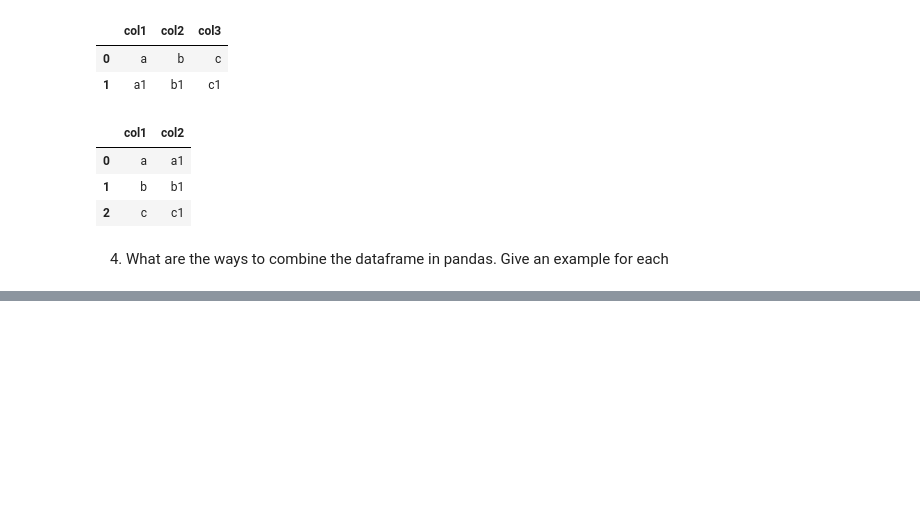
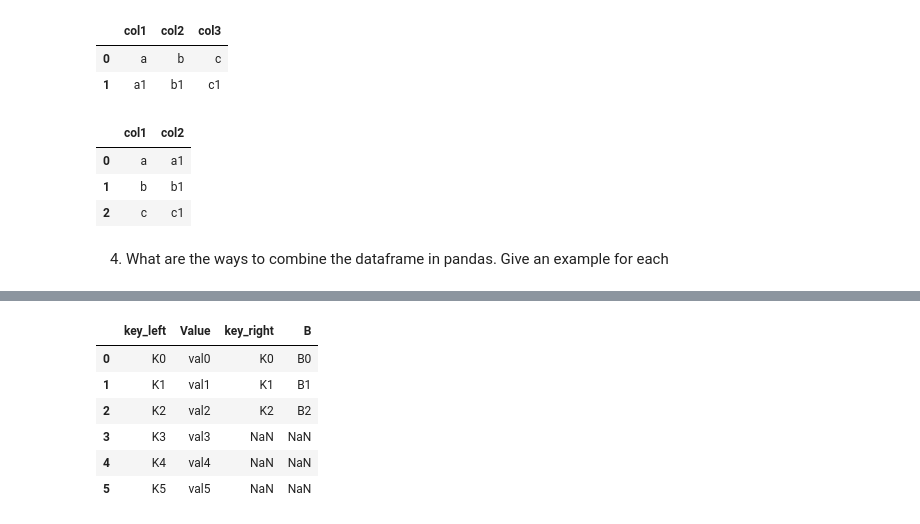
Before and after one commit to venkatesh-manikumar/Datascience-Assignments, a Jupyter notebook: Test.ipynb, the cells around one changed output, grey strips where cells are left out. Cells and saved outputs as stored; diff of their text form; code cells hidden in the pictures; blank space fills up the shorter version.

```diff
--- a/Test.ipynb
+++ b/Test.ipynb
@@ -85,0 +107,12 @@ pd.DataFrame(list(zip(l1,l2)), columns = ['col1','col2'])
+# %%
+# approach 1
+
+df1.join(df2, lsuffix='_left', rsuffix='_right')
+# %% [output]
+|  | key_left | Value | key_right | B |
+| 0 | K0 | val0 | K0 | B0 |
+| 1 | K1 | val1 | K1 | B1 |
+| 2 | K2 | val2 | K2 | B2 |
+| 3 | K3 | val3 | NaN | NaN |
+| 4 | K4 | val4 | NaN | NaN |
+| 5 | K5 | val5 | NaN | NaN |
```
Also changed, not shown: parts of 19 cells of this notebook.
